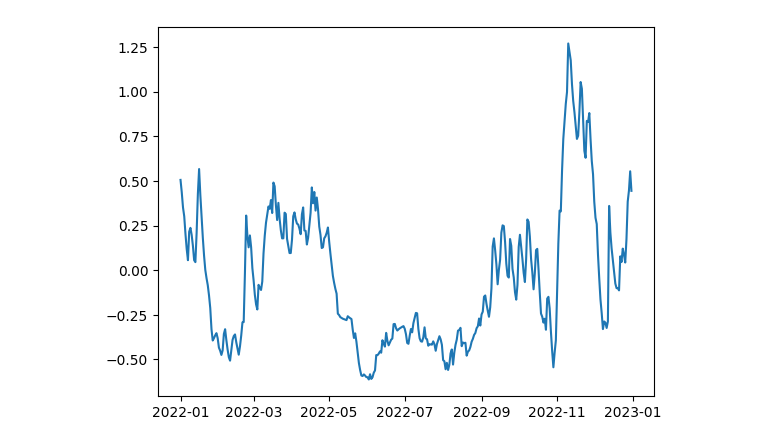
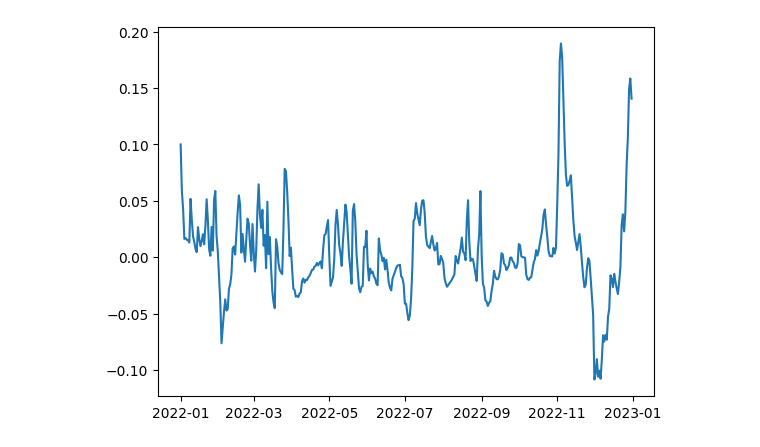
Before and after one commit to Merzlikin-Matvey/hackathon, a Jupyter notebook: bad_model.ipynb, the cells around one changed output. Saved outputs shown, nothing was run; the diff lists cells and outputs as text; code cells hidden in the pictures.

```diff
--- a/bad_model.ipynb
+++ b/bad_model.ipynb
@@ -11,17 +11,22 @@ warnings.filterwarnings("ignore")
 # %%
 # Соберем нужные данные
 df = pd.read_excel('data/normalized_data.xlsx')
-series = make_series(df, 'Фастфуд', True)
+series_old = make_series(df, 'Бакалейные магазины, супермаркеты', is_exponential_smoothing=True)
+series = [0.1]
+for i in range(1, len(series_old)):
+    series.append(series_old[i] - series_old[i-1])
+
+series = exponential_smoothing(series, 0.3)
 dates = get_all_dates()
 
 # Сделаем график series
 plt.plot(dates, series)
 plt.show()
 
 # Сделаем из 2 столбцов датафрейм
 df = pd.DataFrame({'ds': dates, 'y': series})
 # %% [output]
-[figure, old version]
+[figure, new version]
 # %%
 model = prophet.Prophet()
 model.fit(df)
```
Also changed, not shown: parts of 8 cells of this notebook, 8 other files.
